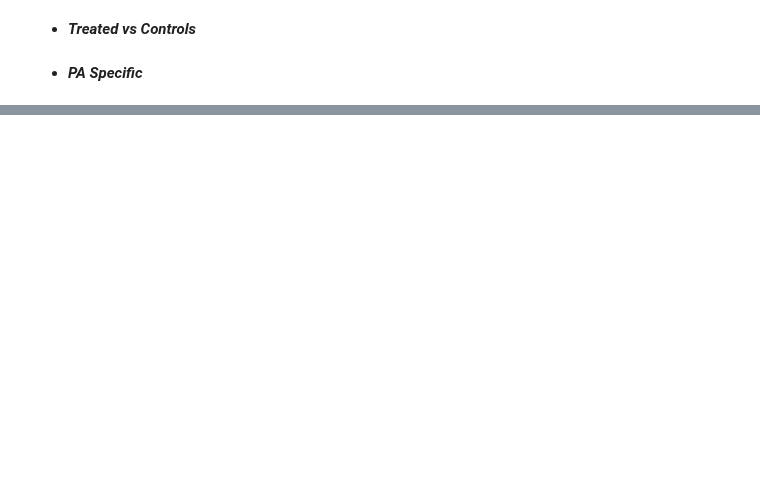
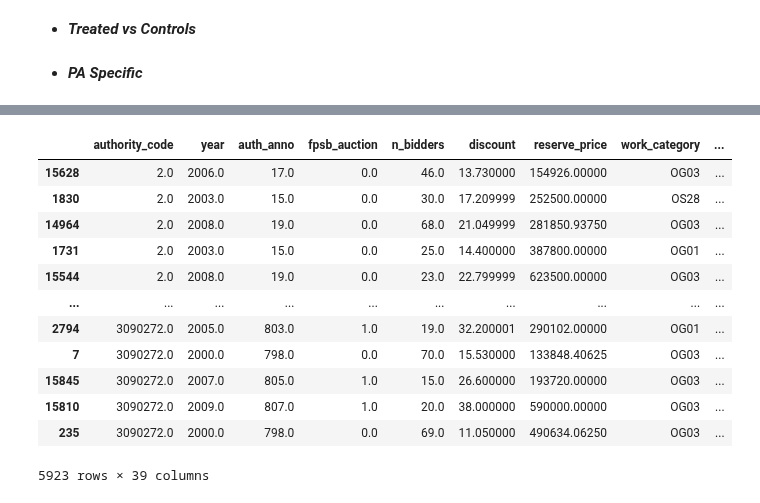
Before and after one commit to huiren-j/Replication-of-Decarolis-2014-, a Jupyter notebook: codes.ipynb, the cells around one changed output, grey strips where cells are left out. Saved outputs shown, nothing was run; the diff lists cells and outputs as text; code cells hidden in the pictures; blank space fills up the shorter version.

```diff
--- a/codes.ipynb
+++ b/codes.ipynb
@@ -204,0 +203,17 @@ SyntaxError: invalid syntax (<ipython-input-19-c90ae7464df0>, line 2)
+# %%
+gb = df.sort_values(by='authority_code',ascending=True).groupby('authority_code')
+gb.head()
+# %% [output]
+|  | authority_code | year | auth_anno | fpsb_auction | n_bidders | discount | reserve_price | work_category | ... |
+| 15628 | 2.0 | 2006.0 | 17.0 | 0.0 | 46.0 | 13.730000 | 154926.00000 | OG03 | ... |
+| 1830 | 2.0 | 2003.0 | 15.0 | 0.0 | 30.0 | 17.209999 | 252500.00000 | OS28 | ... |
+| 14964 | 2.0 | 2008.0 | 19.0 | 0.0 | 68.0 | 21.049999 | 281850.93750 | OG03 | ... |
+| 1731 | 2.0 | 2003.0 | 15.0 | 0.0 | 25.0 | 14.400000 | 387800.00000 | OG01 | ... |
+| 15544 | 2.0 | 2008.0 | 19.0 | 0.0 | 23.0 | 22.799999 | 623500.00000 | OG03 | ... |
+| ... | ... | ... | ... | ... | ... | ... | ... | ... | ... |
+| 2794 | 3090272.0 | 2005.0 | 803.0 | 1.0 | 19.0 | 32.200001 | 290102.00000 | OG01 | ... |
+| 7 | 3090272.0 | 2000.0 | 798.0 | 0.0 | 70.0 | 15.530000 | 133848.40625 | OG03 | ... |
+| 15845 | 3090272.0 | 2007.0 | 805.0 | 1.0 | 15.0 | 26.600000 | 193720.00000 | OG03 | ... |
+| 15810 | 3090272.0 | 2009.0 | 807.0 | 1.0 | 20.0 | 38.000000 | 590000.00000 | OG03 | ... |
+| 235 | 3090272.0 | 2000.0 | 798.0 | 0.0 | 69.0 | 11.050000 | 490634.06250 | OG03 | ... |
+5923 rows × 39 columns
```
Also changed, not shown: parts of 4 cells of this notebook, 1 other file.
